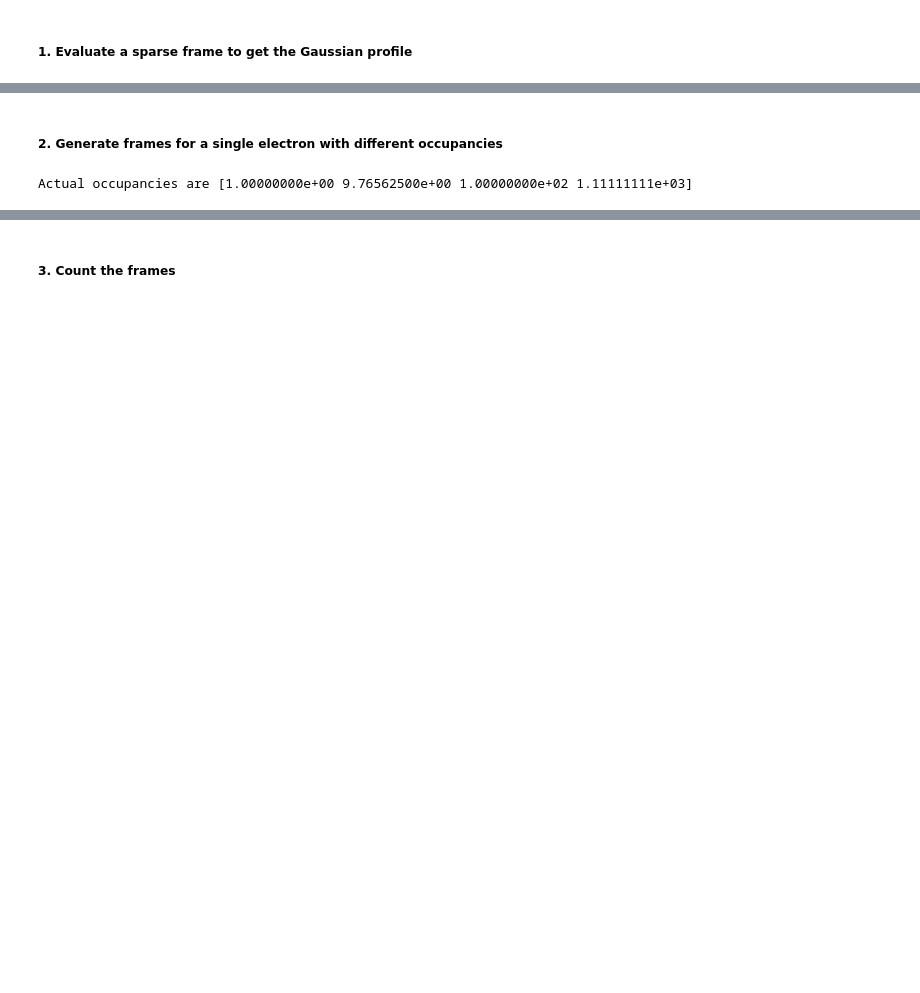
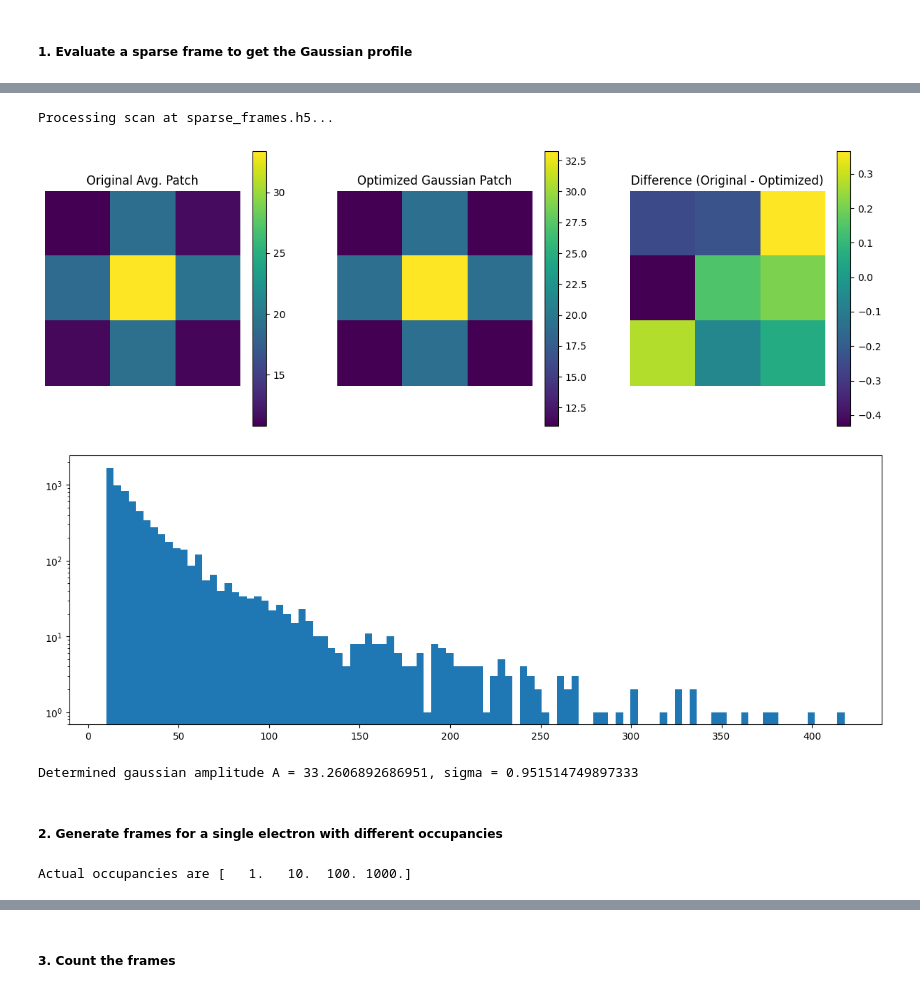
Before and after one commit to jerenner/backpropcount, a Jupyter notebook: notebooks/FIG1_2_simulation.ipynb, the cells around one changed output, grey strips where cells are left out. Cells and saved outputs as stored; diff of their text form; code cells hidden in the pictures; blank space fills up the shorter version.

```diff
--- a/notebooks/FIG1_2_simulation.ipynb
+++ b/notebooks/FIG1_2_simulation.ipynb
@@ -435,6 +432,12 @@ with h5py.File("sparse_frames.h5", 'r') as f0:
 # %%
-avg_patch, optimized_patch, A_opt, sigma_opt = profile.gaussian_profile(profile_scan_file, nframes_sparse, baseline, th_single_elec=th_single_elec, plot_results=True)
-print(f"Determined optimal gaussian amplitude A = {A_opt}, sigma = {sigma_opt}")
+# Make the Gaussian profile (though we may not use these exact numbers in the counting).
+avg_patch, optimized_patch, A_opt, sigma_opt = profile.gaussian_profile(profile_scan_file, nframes_sparse, baseline, th_single_elec=10, plot_results=True)
+print(f"Determined gaussian amplitude A = {A_opt}, sigma = {sigma_opt}")
+# %% [output]
+Processing scan at sparse_frames.h5...
+[figure, added]
+[figure, added]
+Determined gaussian amplitude A = 33.2606892686951, sigma = 0.951514749897333
 # %% [markdown]
 ##### 2. Generate frames for a single electron with different occupancies
 # %%
@@ -549,12 +552,12 @@ def generate_single_gaussian_frames(nframes, frame_size, df, output_filename, si
 sigma = 3
 
 # Generate the same statistics for each occupancy. Note that the number of frames must be a perfect square.
-nframes_occupancies = np.array([10000, 1024, 100, 9])
+nframes_occupancies = np.array([10000, 1000, 100, 10])
 occupancies = 10000/nframes_occupancies
 occupancies_names = [1, 10, 100, 1000]
 print(f"Actual occupancies are {occupancies}")
 # %% [output]
-Actual occupancies are [1.00000000e+00 9.76562500e+00 1.00000000e+02 1.11111111e+03]
+Actual occupancies are [   1.   10.  100. 1000.]
 # %%
 for occ, occ_name, nframes in zip(occupancies, occupancies_names, nframes_occupancies):
     generate_single_gaussian_frames(nframes, frame_size, df=df, output_filename=f'frames_occupancy_{occ_name}.h5', sigma=sigma, occupancy=occ, mc_scale=mc_scale)
```
Also changed, not shown: parts of 33 cells of this notebook.
